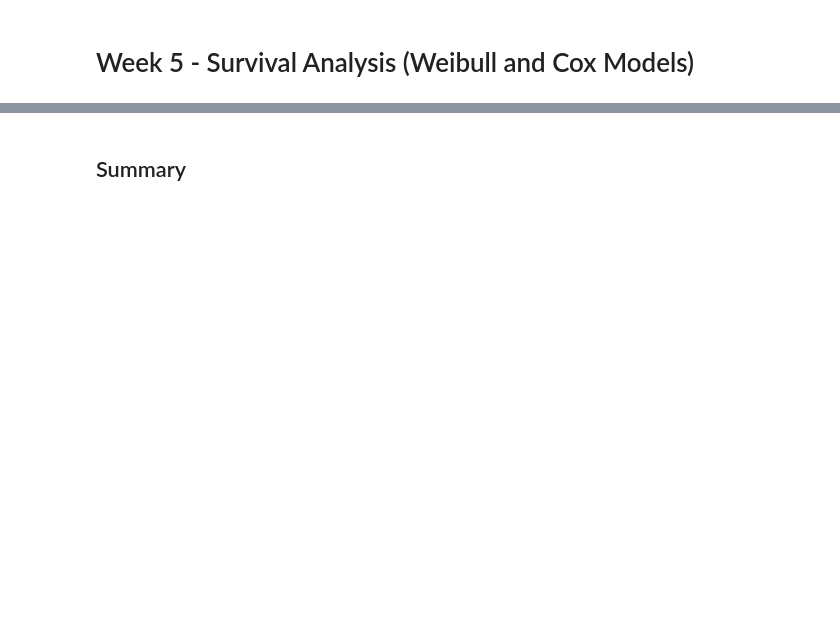
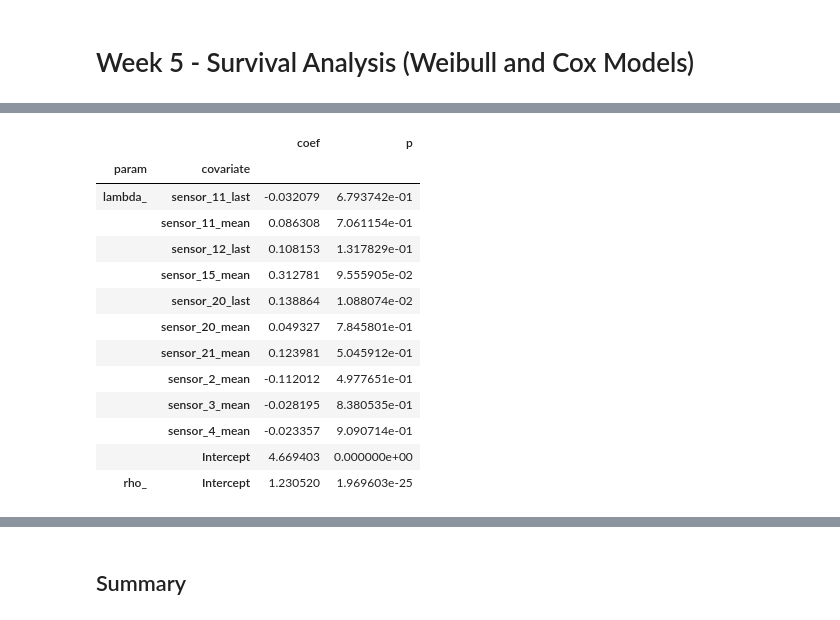
Before and after one commit to Wellbek/NASA-Turbofan-Twin, a Jupyter notebook: notebooks/05_survival_analysis.ipynb, the cells around one changed output, grey strips where cells are left out. Saved outputs shown, nothing was run; the diff lists cells and outputs as text; code cells hidden in the pictures; blank space fills up the shorter version.

```diff
--- a/notebooks/05_survival_analysis.ipynb
+++ b/notebooks/05_survival_analysis.ipynb
@@ -323,0 +141,19 @@ plt.show()
+# %%
+models, scaler, design = fit_survival_models(train_f, covariates, penalizer=0.1)
+waft = models['weibull']
+waft.summary[['coef', 'p']].head(12)
+# %% [output]
+|  |  | coef | p |
+| param | covariate |  |  |
+| lambda_ | sensor_11_last | -0.032079 | 6.793742e-01 |
+|  | sensor_11_mean | 0.086308 | 7.061154e-01 |
+|  | sensor_12_last | 0.108153 | 1.317829e-01 |
+|  | sensor_15_mean | 0.312781 | 9.555905e-02 |
+|  | sensor_20_last | 0.138864 | 1.088074e-02 |
+|  | sensor_20_mean | 0.049327 | 7.845801e-01 |
+|  | sensor_21_mean | 0.123981 | 5.045912e-01 |
+|  | sensor_2_mean | -0.112012 | 4.977651e-01 |
+|  | sensor_3_mean | -0.028195 | 8.380535e-01 |
+|  | sensor_4_mean | -0.023357 | 9.090714e-01 |
+|  | Intercept | 4.669403 | 0.000000e+00 |
+| rho_ | Intercept | 1.230520 | 1.969603e-25 |
```
Also changed, not shown: parts of 28 cells of this notebook, 4 other files.
